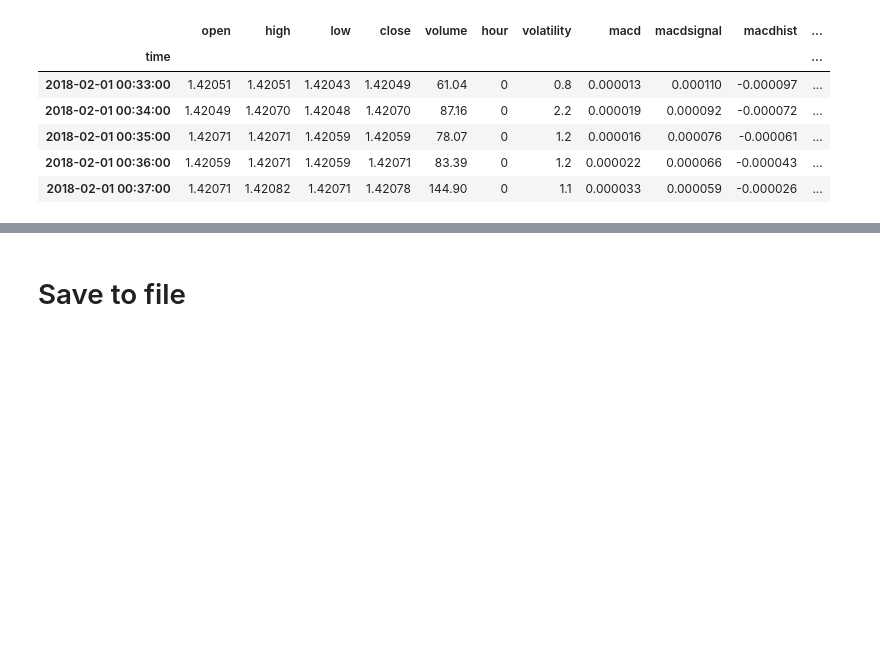
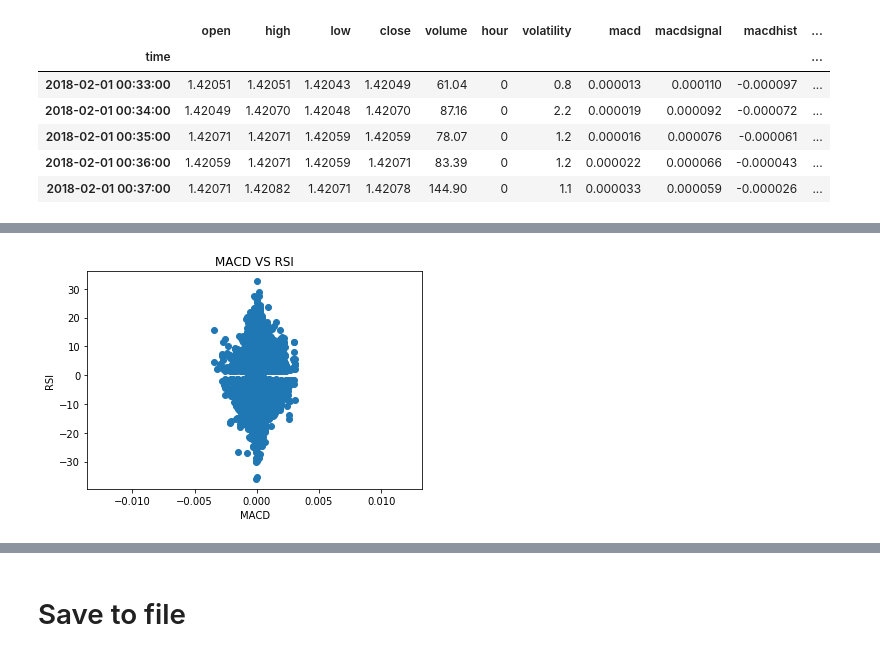
Before and after one commit to lorne-luo/ironman, a Jupyter notebook: mark1/step 2 - feature enginering.ipynb, the cells around one changed output, grey strips where cells are left out. Cells and saved outputs as stored; diff of their text form; code cells hidden in the pictures; blank space fills up the shorter version.

```diff
--- a/mark1/step 2 - feature enginering.ipynb
+++ b/mark1/step 2 - feature enginering.ipynb
@@ -314,0 +334,8 @@ merge_df.head(5)
+# %%
+plt.scatter(merge_df['macd'],merge_df['score'])
+plt.title("MACD VS RSI")
+plt.xlabel("MACD")
+plt.ylabel("RSI")
+plt.show()
+# %% [output]
+[figure, added]
```
Also changed, not shown: parts of 5 cells of this notebook, 1 other file.
